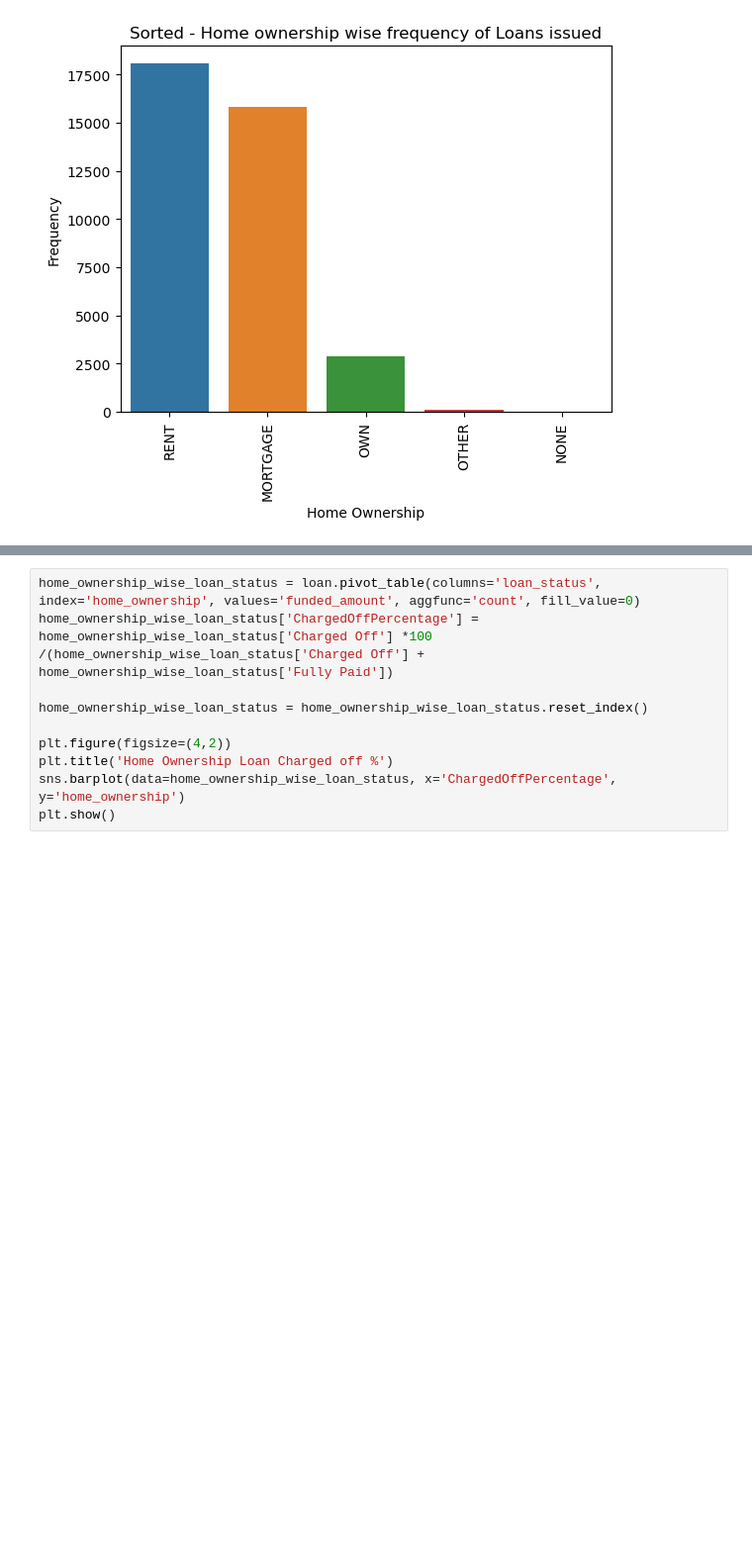
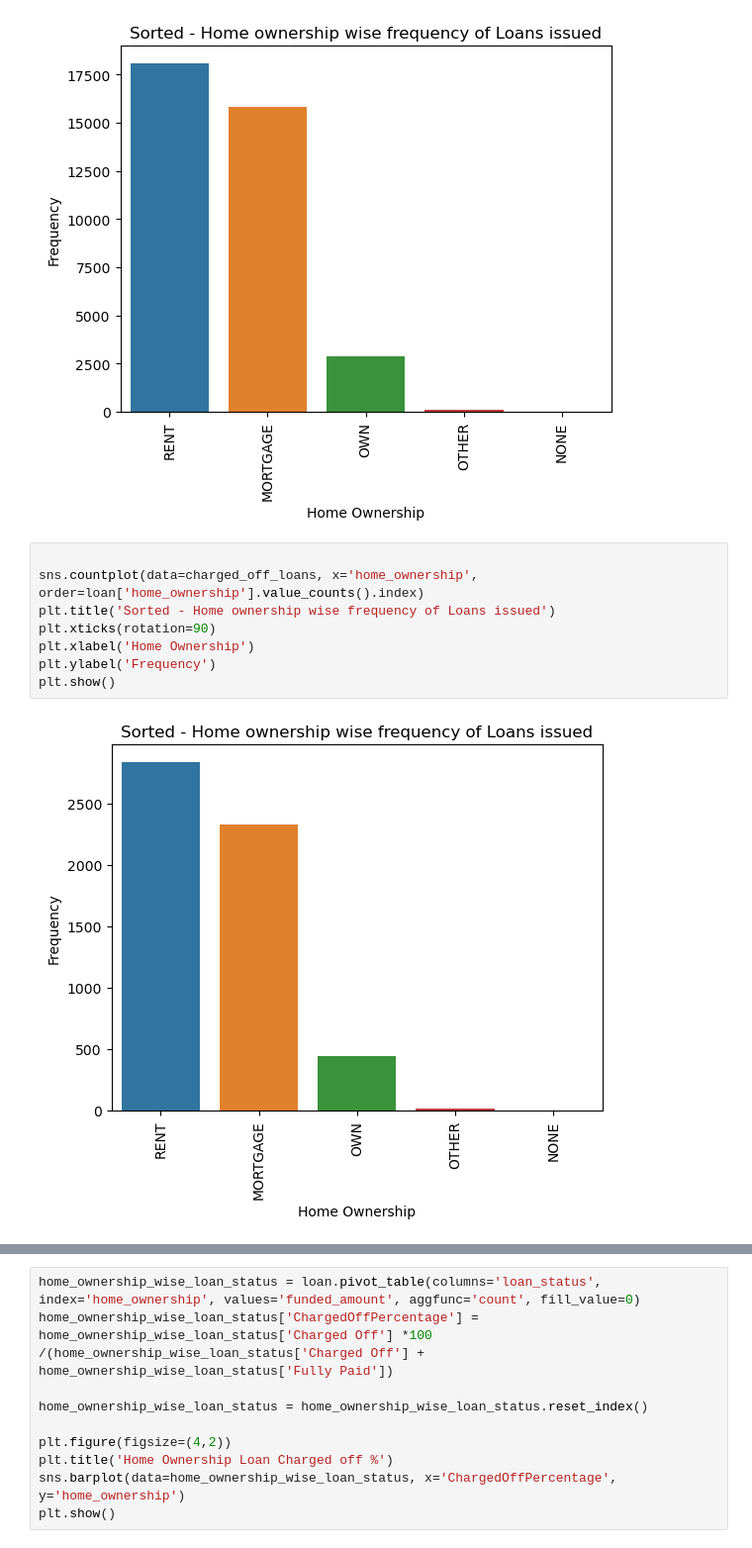
Before and after one commit to Vasista-Eranki/LendingClubCaseStudy, a Jupyter notebook: LendingClubCaseStudy.ipynb, the cells around one changed output, grey strips where cells are left out. Shown at 99% size. Drawn from its saved outputs; the diff is of its cells as text; blank space fills up the shorter version.

```diff
--- a/LendingClubCaseStudy.ipynb
+++ b/LendingClubCaseStudy.ipynb
@@ -571,4 +571,14 @@ plt.ylabel('Frequency')
 plt.show()
 # %% [output]
 [figure]
+# %%
+
+sns.countplot(data=charged_off_loans, x='home_ownership', order=loan['home_ownership'].value_counts().index)
+plt.title('Sorted - Home ownership wise frequency of Loans issued')
+plt.xticks(rotation=90)
+plt.xlabel('Home Ownership')
+plt.ylabel('Frequency')
+plt.show()
+# %% [output]
+[figure, added]
 # %% [markdown]
```
Also changed, not shown: parts of 27 cells of this notebook.
